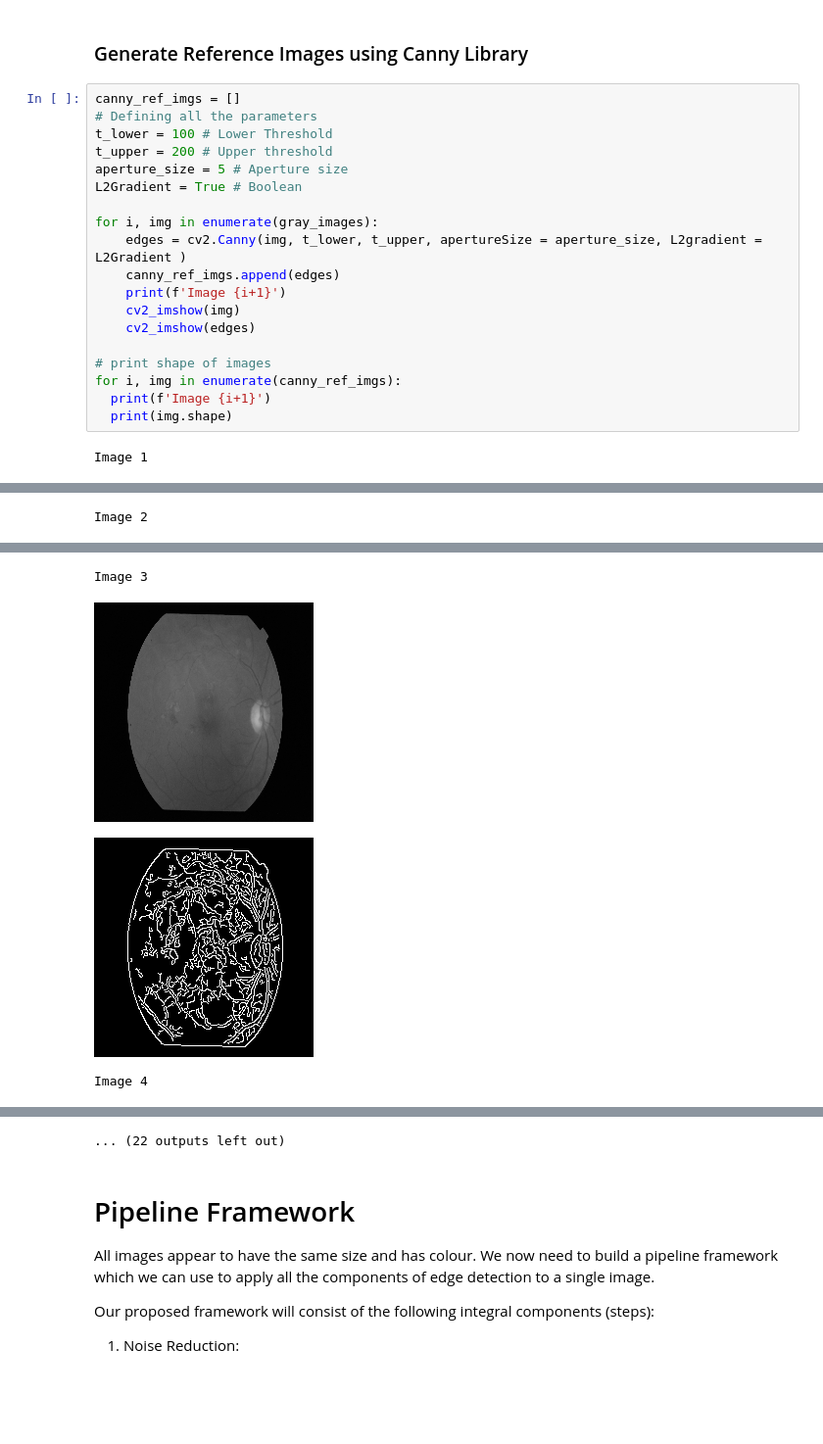
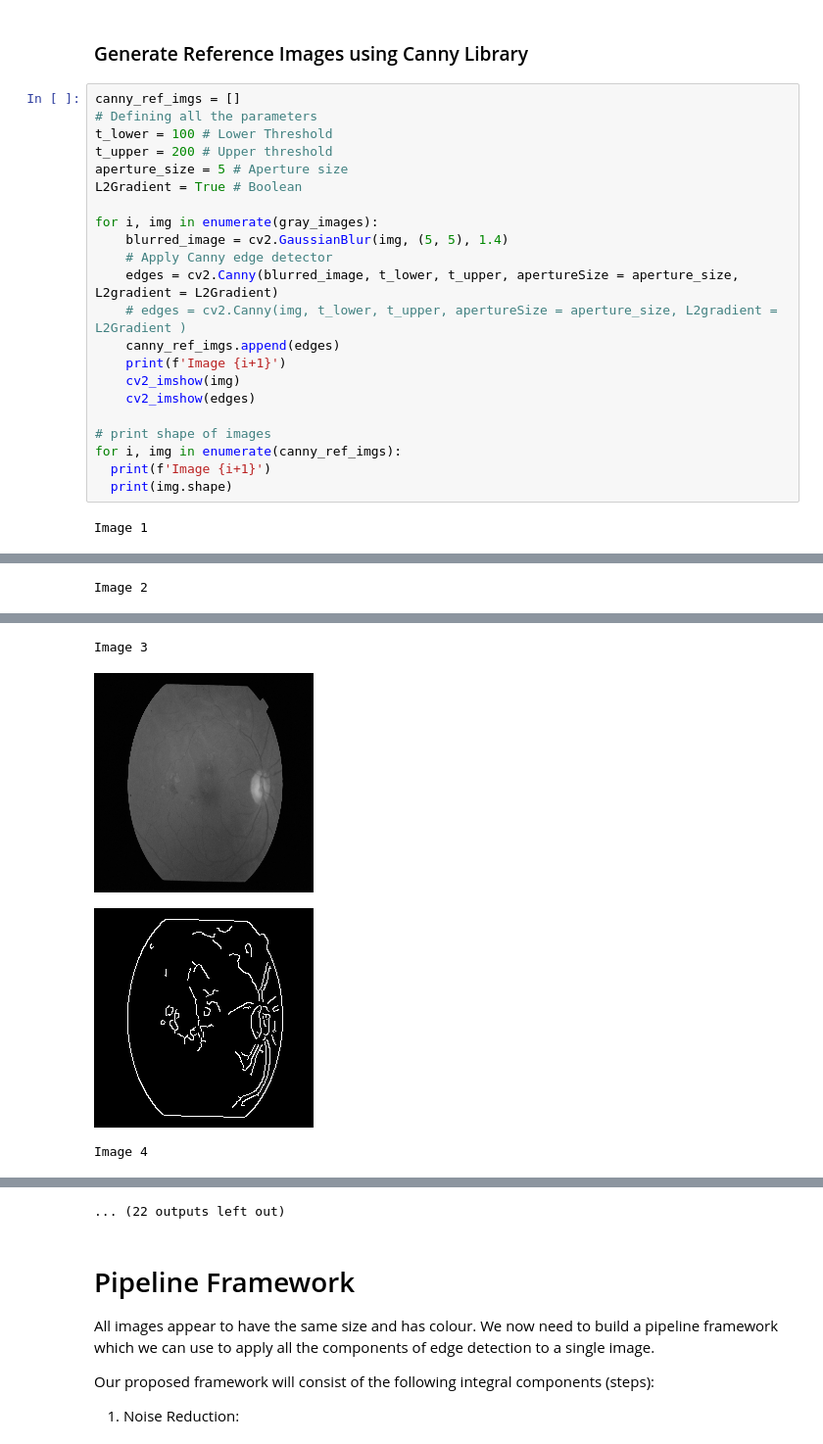
Before and after one commit to JsteReubsSoftware/COS791-Assignment1, a Jupyter notebook: u21457060_COS791_A1.ipynb, the cells around one changed output, grey strips where cells are left out. Shown at 98% size. Saved outputs shown, nothing was run; the diff lists cells and outputs as text; blank space fills up the shorter version.

```diff
--- a/u21457060_COS791_A1.ipynb
+++ b/u21457060_COS791_A1.ipynb
@@ -104,7 +105,10 @@ aperture_size = 5 # Aperture size
 L2Gradient = True # Boolean
 
 for i, img in enumerate(gray_images):
-    edges = cv2.Canny(img, t_lower, t_upper, apertureSize = aperture_size, L2gradient = L2Gradient )
+    blurred_image = cv2.GaussianBlur(img, (5, 5), 1.4)
+    # Apply Canny edge detector
+    edges = cv2.Canny(blurred_image, t_lower, t_upper, apertureSize = aperture_size, L2gradient = L2Gradient)
+    # edges = cv2.Canny(img, t_lower, t_upper, apertureSize = aperture_size, L2gradient = L2Gradient )
     canny_ref_imgs.append(edges)
     print(f'Image {i+1}')
     cv2_imshow(img)
@@ -124,5 +128,5 @@ Image 2
 Image 3
 [figure]
-[figure, old version]
+[figure, new version]
 Image 4
 [figure]
```
Also changed, not shown: parts of 20 cells of this notebook.
